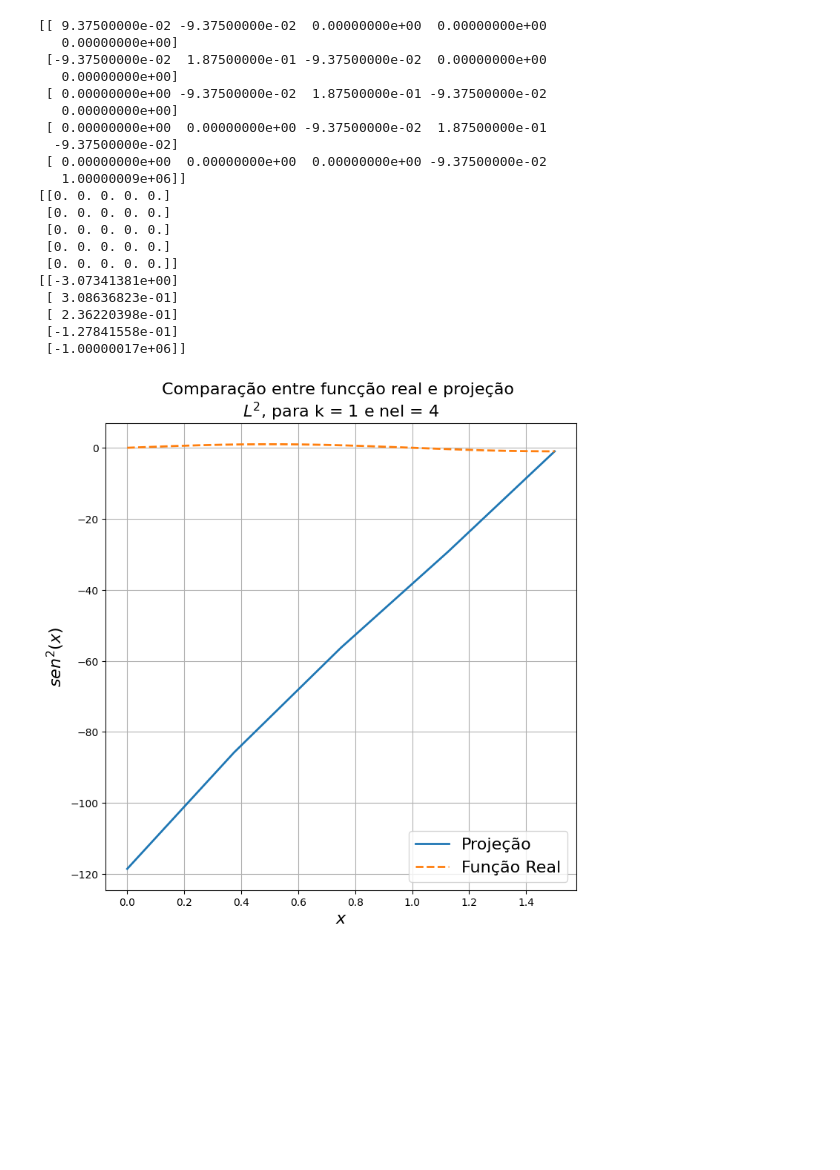
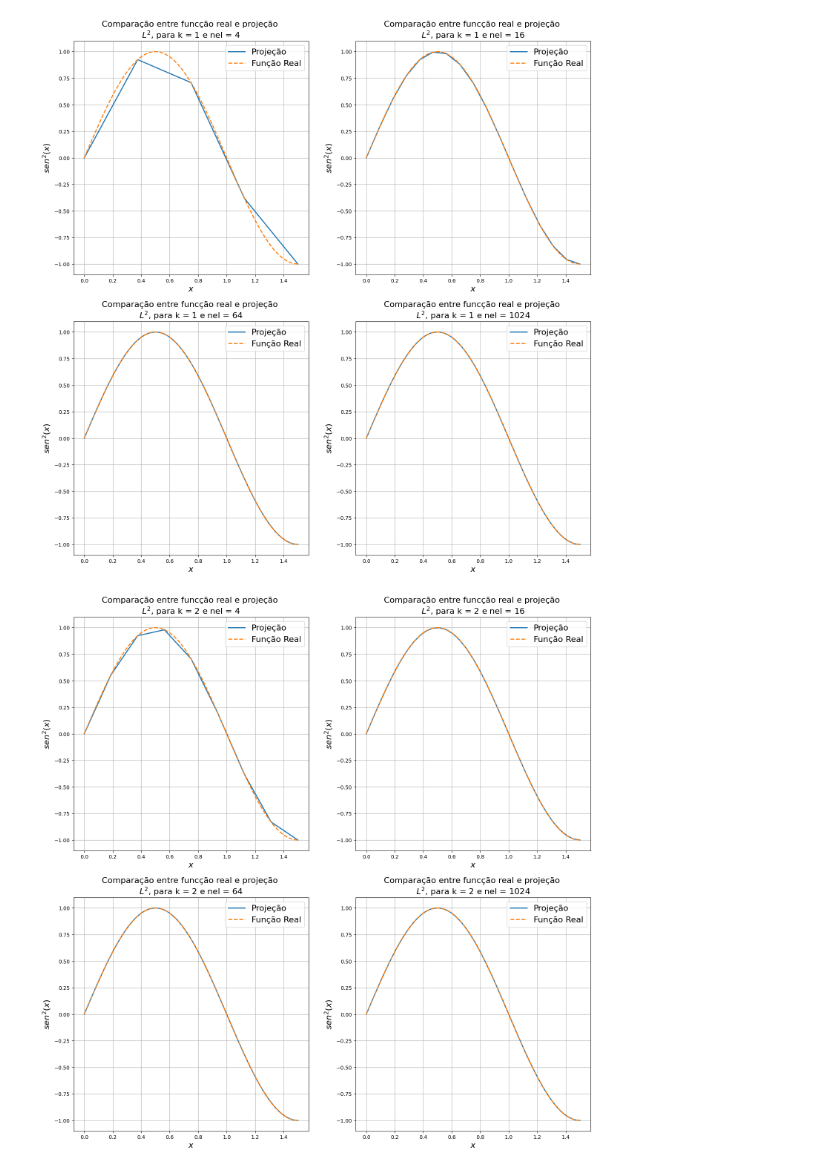
Before and after one commit to Esterci/FEM, a Jupyter notebook: lista_2/questao_1.ipynb, the cells around one changed output. Cells and saved outputs as stored; diff of their text form; code cells hidden in the pictures; blank space fills up the shorter version.

```diff
--- a/lista_2/questao_1.ipynb
+++ b/lista_2/questao_1.ipynb
@@ -315,17 +315,17 @@ def FEM(a, b, nel, k, kapa_a, kapa_b, g_a, g_b, q_a, q_b):
     # # grau do pol. de interp.
     # k = 1
 
+    # dimensão do elemento
+    h = (b - a) / nel
+
     # inicializando quadratura de gauss
-    QG = quadratura(k)
+    QG = quadratura(k, h)
 
     # num total de nós da malha
     nn = k * nel + 1
 
     # num de nós do elem.
     nen = k + 1
-
-    # dimensão do elemento
-    h = (b - a) / nel
 
     # vetor de de posições dos nós
     xl = np.array([a + h * i / k for i in range(nn)])
@@ -359,11 +359,9 @@ def FEM(a, b, nel, k, kapa_a, kapa_b, g_a, g_b, q_a, q_b):
         # calculando matriz de massa e rigidez local
         for i in range(nen):
             for j in range(nen):
-                Me[i, j] = (2 / h) * QG.compute_m(j_t, shg[i + 1], shg[j + 1])
-                Ke[i, j] = (h / 2) * QG.compute_k(k_t, shg[i + 1], shg[j + 1])
-
-        print(Ke)
-
+                Me[i, j] = QG.compute_m(j_t, shg[i + 1], shg[j + 1])
+                Ke[i, j] = QG.compute_k(k_t, shg[i + 1], shg[j + 1])
+                # print('qadratura',QG.compute_k(k_t, shg[i + 1], shg[j + 1]))
 
         # Preenchendo matriz de massa global
         for i in range(nen):
@@ -383,7 +381,7 @@ def FEM(a, b, nel, k, kapa_a, kapa_b, g_a, g_b, q_a, q_b):
 
         # calculando matriz de carga local
         for j in range(nen):
-            Fe[j] = (h / 2) * QG.compute_g(g_t, shg[j + 1])
+            Fe[j] = QG.compute_g(g_t, shg[j + 1])
 
         # Preenchendo matriz de massa global
         for j in range(nen):
@@ -399,13 +397,7 @@ def FEM(a, b, nel, k, kapa_a, kapa_b, g_a, g_b, q_a, q_b):
     F[0] += kapa_a * g_a - q_a
     F[nn - 1] += kapa_b * g_b - q_b
 
-    print(K)
-    print(M)
-    print(F)
-
     # Resolvendo sistema
     alpha = np.linalg.solve((K + M), F)
 
     return h, xl, alpha
-# %%
-h, xl, alpha = FEM(0, 1.5, 4, 1, 0, 10**6, 0, -1, np.pi, 0)
@@ -438,11 +412,9 @@ def f(x):
 a = 0
 b = 1.5
 
-#k_list = [1, 2, 3, 4]
-k_list = [1]
+k_list = [1, 2, 3, 4]
 
-#nel_list = [2**2, 2**4, 2**6, 2**10]
-nel_list = [2**2]
+nel_list = [2**2, 2**4, 2**6, 2**10]
 
 size = 2
 
@@ -472,51 +444,32 @@ for k in k_list:
         # Plotando resultados
         ax = fig.add_subplot(2, 2, plot_count)
 
         ax.set_title(
             "Comparação entre funcção real e projeção \n$L^2$, para k = {} e nel = {}".format(
                 k, nel
             ),
             fontsize=16,
         )
 
         ax.set_ylabel("$sen^2(x)$", fontsize=16)
         ax.set_xlabel("$x$", fontsize=16)
 
         ax.plot(xl, alpha, linewidth=2, label="Projeção")
 
         # função real
 
         x_eval = np.linspace(a, b, num=200)
 
         ax.plot(x_eval, f(x_eval), linestyle="--", linewidth=2, label="Função Real")
 
         ax.legend(fontsize=16)
 
         ax.grid()
 
         plot_count += 1
 
     plt.show()
     fig.savefig("funcao_real_projecao_k_{}.png".format(k))
 # %% [output]
-[[ 9.37500000e-02 -9.37500000e-02  0.00000000e+00  0.00000000e+00
-   0.00000000e+00]
- [-9.37500000e-02  1.87500000e-01 -9.37500000e-02  0.00000000e+00
-   0.00000000e+00]
- [ 0.00000000e+00 -9.37500000e-02  1.87500000e-01 -9.37500000e-02
-   0.00000000e+00]
- [ 0.00000000e+00  0.00000000e+00 -9.37500000e-02  1.87500000e-01
-  -9.37500000e-02]
- [ 0.00000000e+00  0.00000000e+00  0.00000000e+00 -9.37500000e-02
-   1.00000009e+06]]
-[[0. 0. 0. 0. 0.]
- [0. 0. 0. 0. 0.]
- [0. 0. 0. 0. 0.]
- [0. 0. 0. 0. 0.]
- [0. 0. 0. 0. 0.]]
-[[-3.07341381e+00]
- [ 3.08636823e-01]
- [ 2.36220398e-01]
- [-1.27841558e-01]
- [-1.00000017e+06]]
-[figure, old version]
+[figure, new version]
+[figure, added]
```
Also changed, not shown: parts of 7 cells of this notebook, 6 other files.
